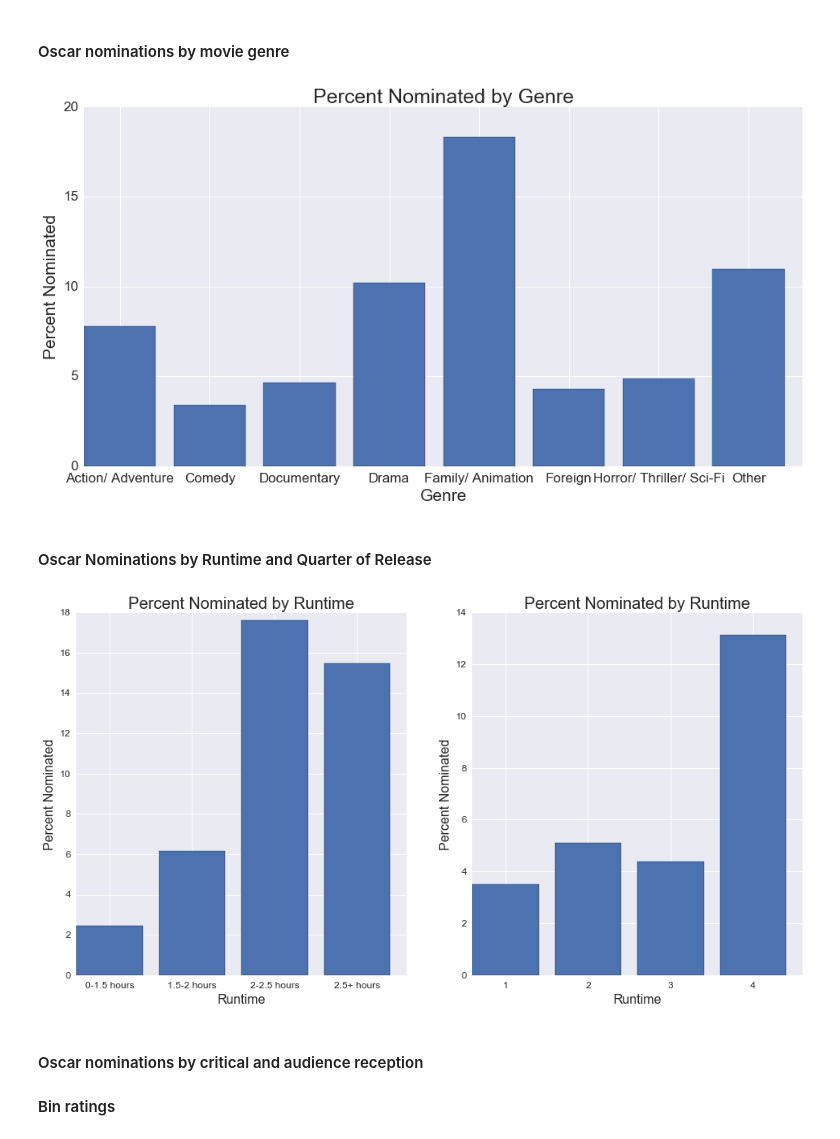
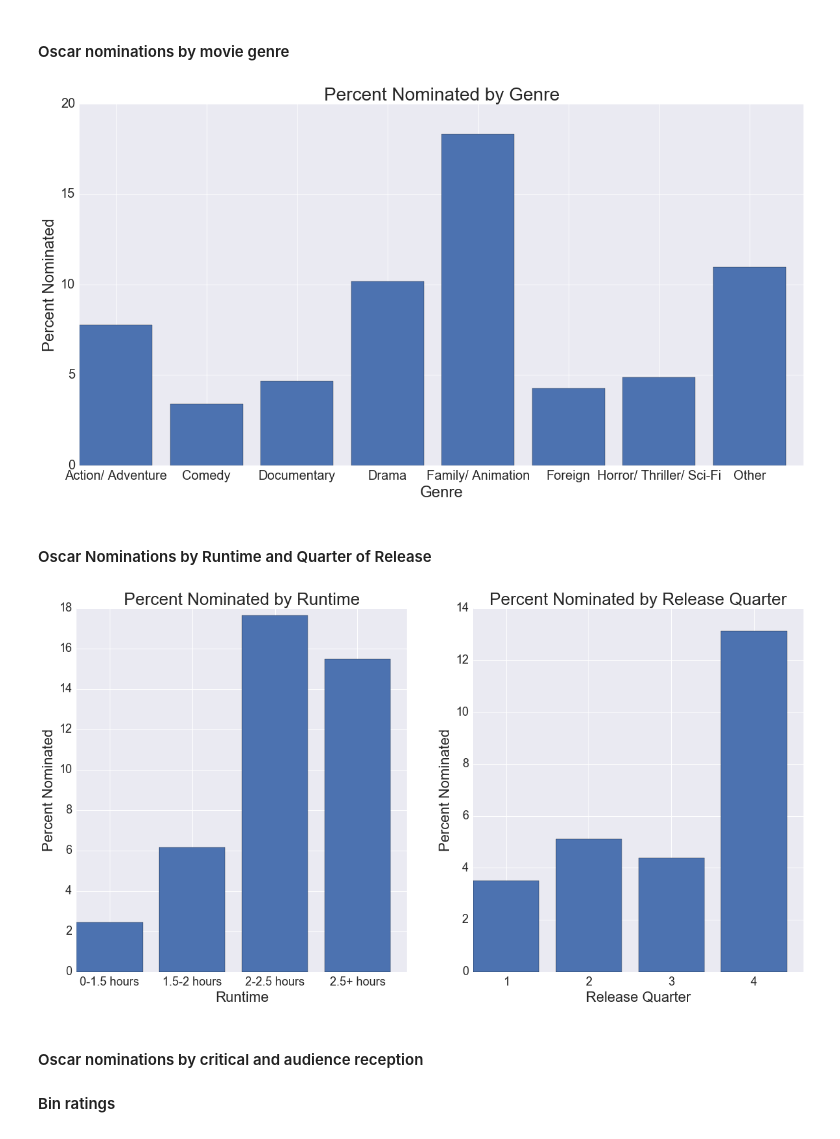
Before and after one commit to whugue/Oscar-Bait, a Jupyter notebook: movie_describe.ipynb, the cells around one changed output. Cells and saved outputs as stored; diff of their text form; code cells hidden in the pictures.

```diff
--- a/movie_describe.ipynb
+++ b/movie_describe.ipynb
@@ -64,31 +64,31 @@ def noms_by_variable(byvar, width, xfont, yfont, xlabel):
 # %% [markdown]
 #### Oscar nominations by movie genre
 # %%
-plt.figure(figsize=(16,8))
-noms_by_variable("genre_group", 0.8, 17, 17, "Genre")
+plt.figure(figsize=(20,10))
+noms_by_variable("genre_group", 0.8, 20, 20, "Genre")
 plt.savefig("graphics/pct_nom_bygenre.png")
 # %% [output]
-[figure, old version]
+[figure, new version]
 # %% [markdown]
 #### Oscar Nominations by Runtime and Quarter of Release
 # %%
 ##Split Runtime into Categories
 df["runtime_cat"]="0-1.5 hours"
 df.ix[df.runtime.isnull(), "runtime_cat"]=np.nan
 df.ix[df.runtime>90, "runtime_cat"]="1.5-2 hours"
 df.ix[df.runtime>120, "runtime_cat"]="2-2.5 hours"
 df.ix[df.runtime>150, "runtime_cat"]="2.5+ hours"
 
 #Produce Bar Graphs
-plt.figure(figsize=(16,8))
+plt.figure(figsize=(20,10))
 plt.subplot(1,2,1)
-noms_by_variable("runtime_cat", 0.8, 12, 12, "Runtime")
+noms_by_variable("runtime_cat", 0.8, 18, 18, "Runtime")
 
 plt.subplot(1,2,2)
-noms_by_variable("release_qtr", 0.8, 12, 12, "Runtime")
+noms_by_variable("release_qtr", 0.8, 18, 18, "Release Quarter")
 plt.savefig("graphics/pct_nom_byrun_byqtr.png")
 # %% [output]
-[figure, old version]
+[figure, new version]
 # %% [markdown]
 #### Oscar nominations by critical and audience reception
 #### Bin ratings
```
Also changed, not shown: parts of 2 cells of this notebook, 5 other files.
